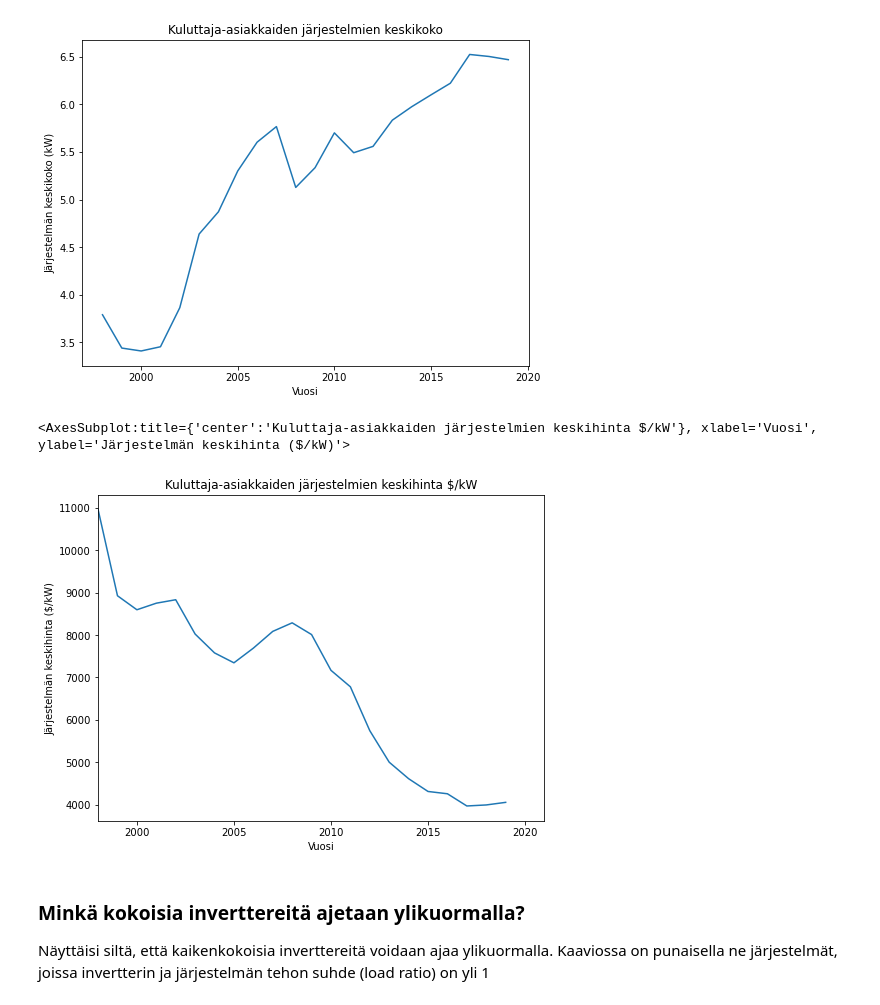
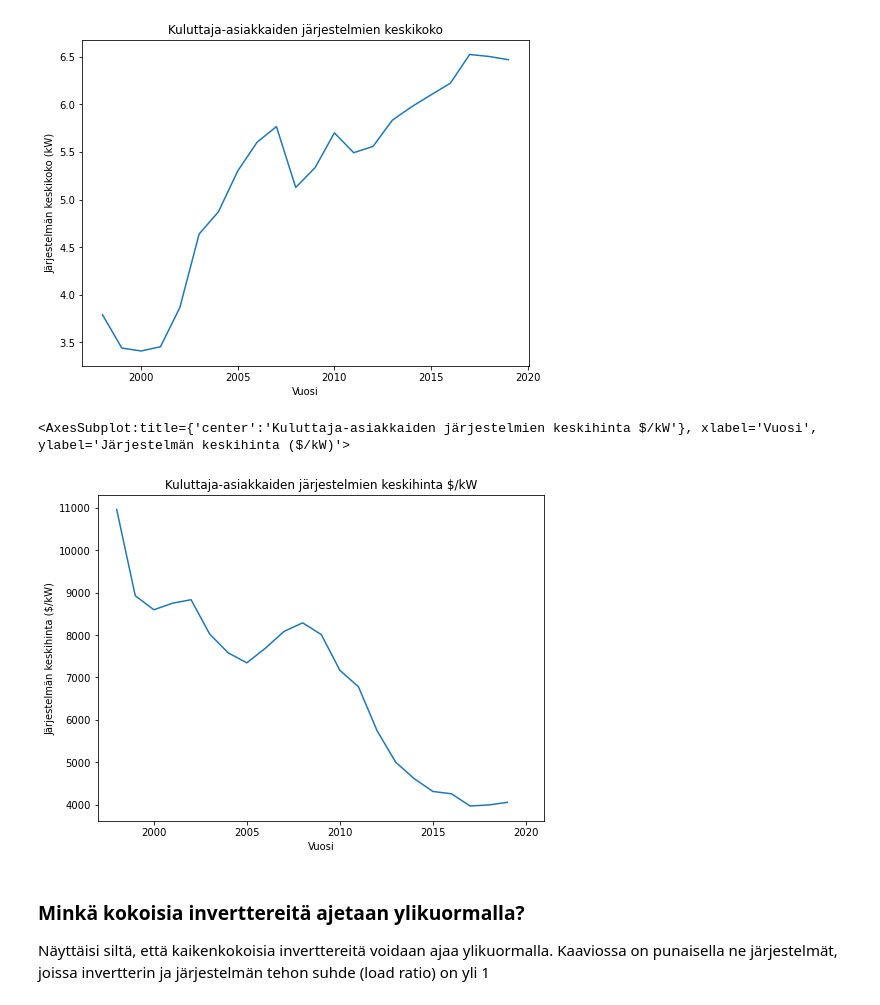
Before and after one commit to klehik/AI-DA-Projekti, a Jupyter notebook: Solar-dataset-group2.ipynb, the cells around one changed output. Cells and saved outputs as stored; diff of their text form; code cells hidden in the pictures.

```diff
--- a/Solar-dataset-group2.ipynb
+++ b/Solar-dataset-group2.ipynb
@@ -103,16 +103,16 @@ res2.plot(y='average_system_size',
 # %%
 res2.plot(
     y='average_price_per_kw',
     kind='line', xlabel='Vuosi',
     ylabel='Järjestelmän keskihinta ($/kW)',
     title='Kuluttaja-asiakkaiden järjestelmien keskihinta $/kW',
     figsize=(8,6),
     legend=False,
-    xlim=(1998,2021)
+    xlim=(1997,2021)
 )
 # %% [output]
 <AxesSubplot:title={'center':'Kuluttaja-asiakkaiden järjestelmien keskihinta $/kW'}, xlabel='Vuosi', ylabel='Järjestelmän keskihinta ($/kW)'>
-[figure, old version]
+[figure, new version]
 # %% [markdown]
 ### Minkä kokoisia inverttereitä ajetaan ylikuormalla?
 
```
